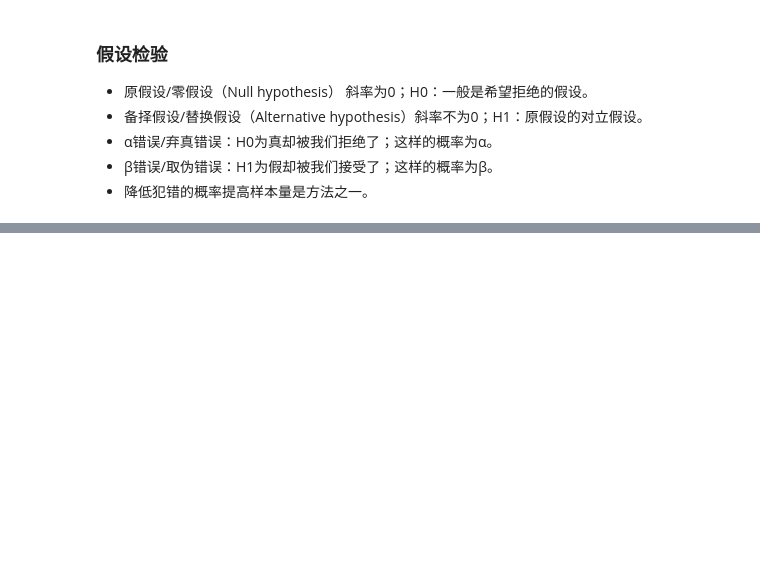
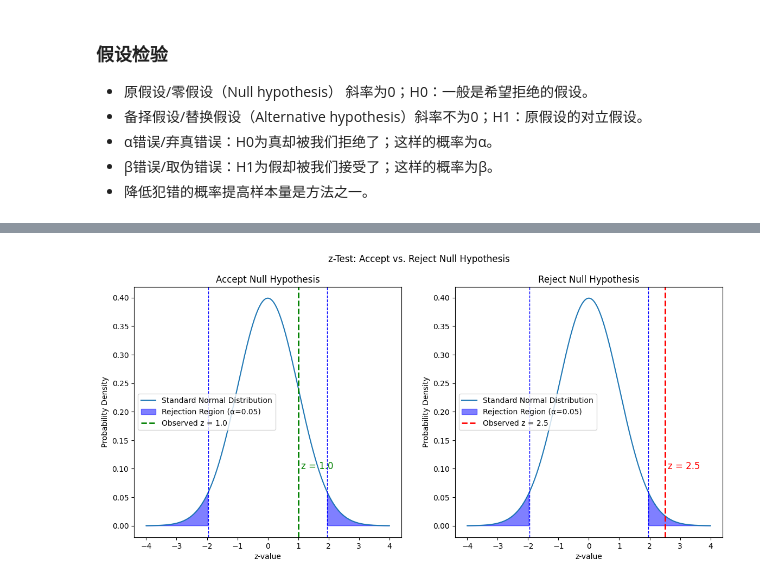
Before and after one commit to TomYU2023/0-1AI, a Jupyter notebook: AI(python)/统计学基础/07假设检验.ipynb, the cells around one changed output, grey strips where cells are left out. Saved outputs shown, nothing was run; the diff lists cells and outputs as text; code cells hidden in the pictures; blank space fills up the shorter version.

```diff
--- a/AI(python)/统计学基础/07假设检验.ipynb
+++ b/AI(python)/统计学基础/07假设检验.ipynb
@@ -84,0 +93,52 @@ $$
+# %%
+import numpy as np
+import matplotlib.pyplot as plt
+from scipy.stats import norm
+
+# 设置参数
+mu = 0
+sigma = 1
+alpha = 0.05
+
+# 生成标准正态分布数据
+x = np.linspace(mu - 4*sigma, mu + 4*sigma, 1000)
+y = norm.pdf(x, mu, sigma)
+
+# 计算临界值
+z_critical = norm.ppf(1 - alpha/2)
+
+# 创建图表
+fig, axs = plt.subplots(1, 2, figsize=(14, 6))
+
+# 被接受的情况
+z_value_accepted = 1.0  # 示例值，未落入拒绝域
+
+axs[0].plot(x, y, label='Standard Normal Distribution')
+axs[0].fill_between(x, y, where=(x <= -z_critical) | (x >= z_critical), color='blue', alpha=0.5, label='Rejection Region (α=0.05)')
+axs[0].axvline(-z_critical, color='blue', linestyle='dashed', linewidth=1)
+axs[0].axvline(z_critical, color='blue', linestyle='dashed', linewidth=1)
+axs[0].axvline(z_value_accepted, color='green', linestyle='dashed', linewidth=2, label=f'Observed z = {z_value_accepted}')
+axs[0].text(z_value_accepted + 0.1, 0.1, f'z = {z_value_accepted}', fontsize=12, color='green')
+axs[0].set_title('Accept Null Hypothesis')
+axs[0].set_xlabel('z-value')
+axs[0].set_ylabel('Probability Density')
+axs[0].legend()
+
+# 被拒绝的情况
+z_value_rejected = 2.5  # 示例值，落入拒绝域
+
+axs[1].plot(x, y, label='Standard Normal Distribution')
+axs[1].fill_between(x, y, where=(x <= -z_critical) | (x >= z_critical), color='blue', alpha=0.5, label='Rejection Region (α=0.05)')
+axs[1].axvline(-z_critical, color='blue', linestyle='dashed', linewidth=1)
+axs[1].axvline(z_critical, color='blue', linestyle='dashed', linewidth=1)
+axs[1].axvline(z_value_rejected, color='red', linestyle='dashed', linewidth=2, label=f'Observed z = {z_value_rejected}')
+axs[1].text(z_value_rejected + 0.1, 0.1, f'z = {z_value_rejected}', fontsize=12, color='red')
+axs[1].set_title('Reject Null Hypothesis')
+axs[1].set_xlabel('z-value')
+axs[1].set_ylabel('Probability Density')
+axs[1].legend()
+
+plt.suptitle('z-Test: Accept vs. Reject Null Hypothesis')
+plt.show()
+# %% [output]
+[figure, added]
```
Also changed, not shown: parts of 14 cells of this notebook, 2 other files.
